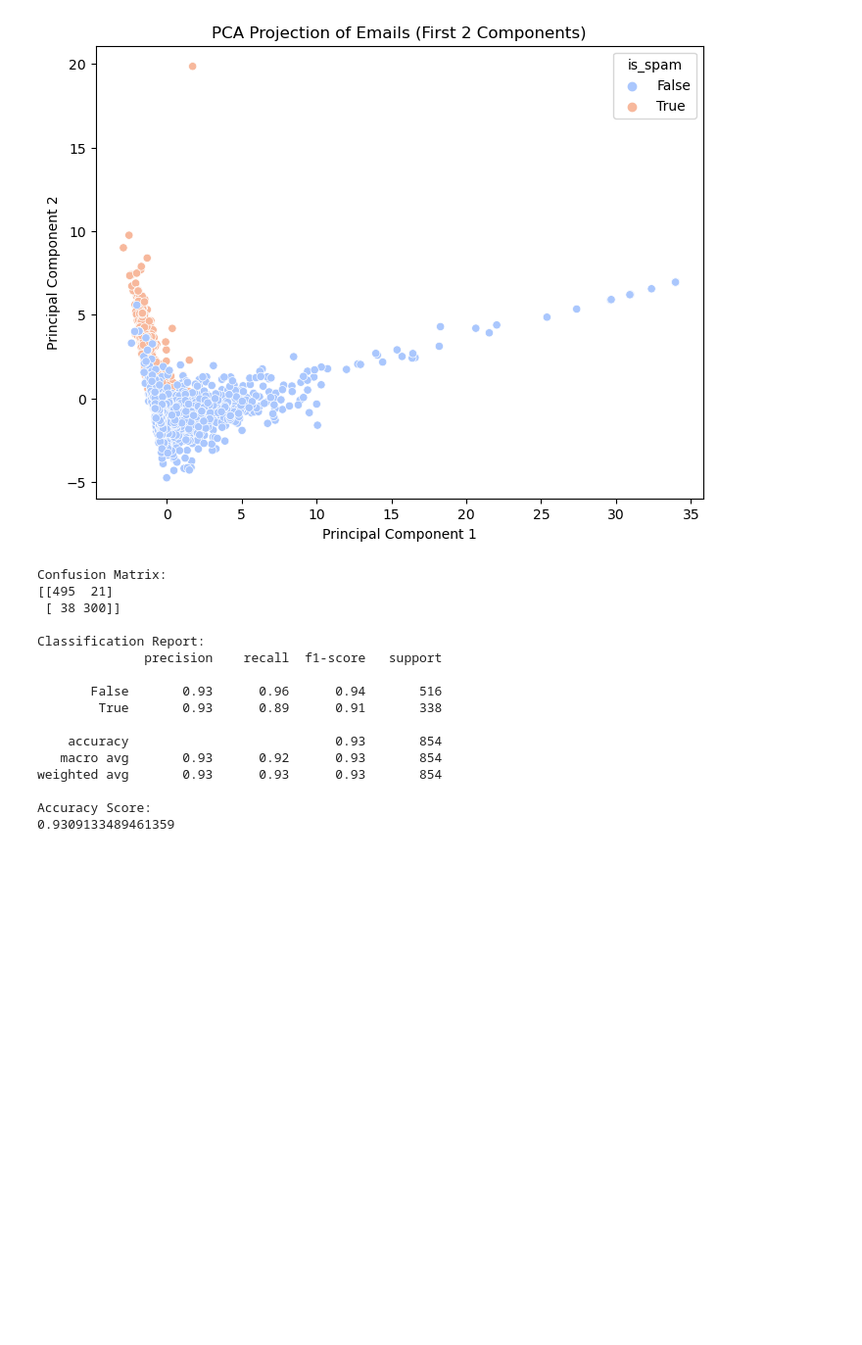
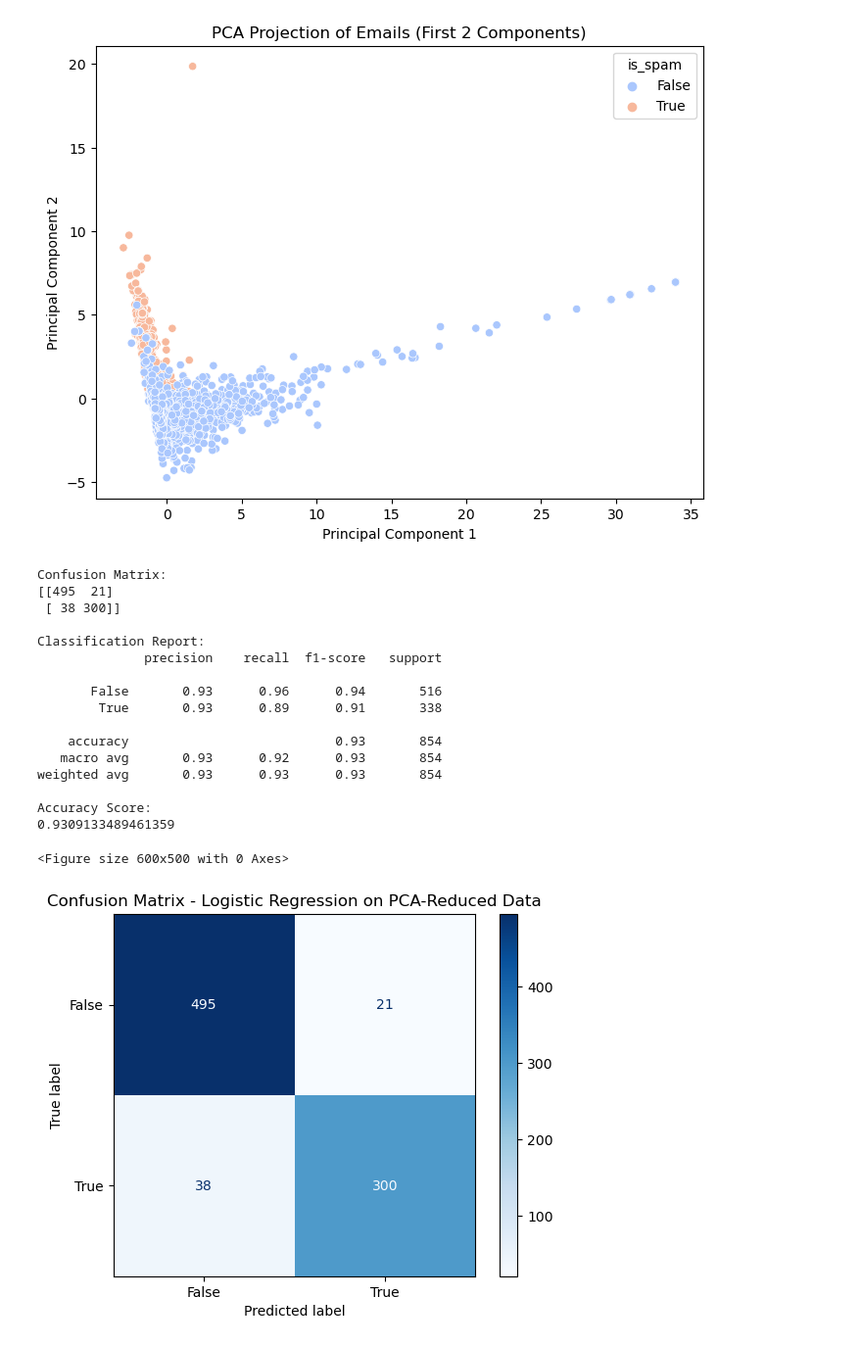
Before and after one commit to eriton2023457/CA_Alessandro, a Jupyter notebook: 2025241_CA_DataPrep_HDip.ipynb, the cells around one changed output. Shown at 98% size. Drawn from its saved outputs; the diff is of its cells as text; code cells hidden in the pictures; blank space fills up the shorter version.

```diff
--- a/2025241_CA_DataPrep_HDip.ipynb
+++ b/2025241_CA_DataPrep_HDip.ipynb
@@ -256,7 +256,7 @@ Reduced feature set shape: (4270, 55)
 # Import necessary libraries for model training and evaluation
 from sklearn.linear_model import LogisticRegression
 from sklearn.model_selection import train_test_split
-from sklearn.metrics import classification_report, confusion_matrix, accuracy_score
+from sklearn.metrics import classification_report, confusion_matrix, accuracy_score, ConfusionMatrixDisplay
 
 # Split the data into training and testing sets (80/20 split)
 X_train, X_test, y_train, y_test = train_test_split(X_reduced, y, test_size=0.2, random_state=42)
@@ -270,30 +270,39 @@ model.fit(X_train, y_train)
 
 # Predict on the test set
 y_pred = model.predict(X_test)
 
 # Evaluate the model using various metrics
 print("Confusion Matrix:")
 print(confusion_matrix(y_test, y_pred))
 
 print("\nClassification Report:")
 print(classification_report(y_test, y_pred))
 
 print("Accuracy Score:")
 print(accuracy_score(y_test, y_pred))
+
+# Visualize the confusion matrix
+# This gives a clearer picture of true/false positives and negatives
+plt.figure(figsize=(6,5))
+ConfusionMatrixDisplay.from_estimator(model, X_test, y_test, cmap='Blues')
+plt.title("Confusion Matrix - Logistic Regression on PCA-Reduced Data")
+plt.show()
 # %% [output]
 Confusion Matrix:
 [[495  21]
  [ 38 300]]
 
 Classification Report:
               precision    recall  f1-score   support
 
        False       0.93      0.96      0.94       516
         True       0.93      0.89      0.91       338
 
     accuracy                           0.93       854
    macro avg       0.93      0.92      0.93       854
 weighted avg       0.93      0.93      0.93       854
 
 Accuracy Score:
 0.9309133489461359
+<Figure size 600x500 with 0 Axes>
+[figure, added]
```
Also changed, not shown: parts of 1 cell of this notebook.
